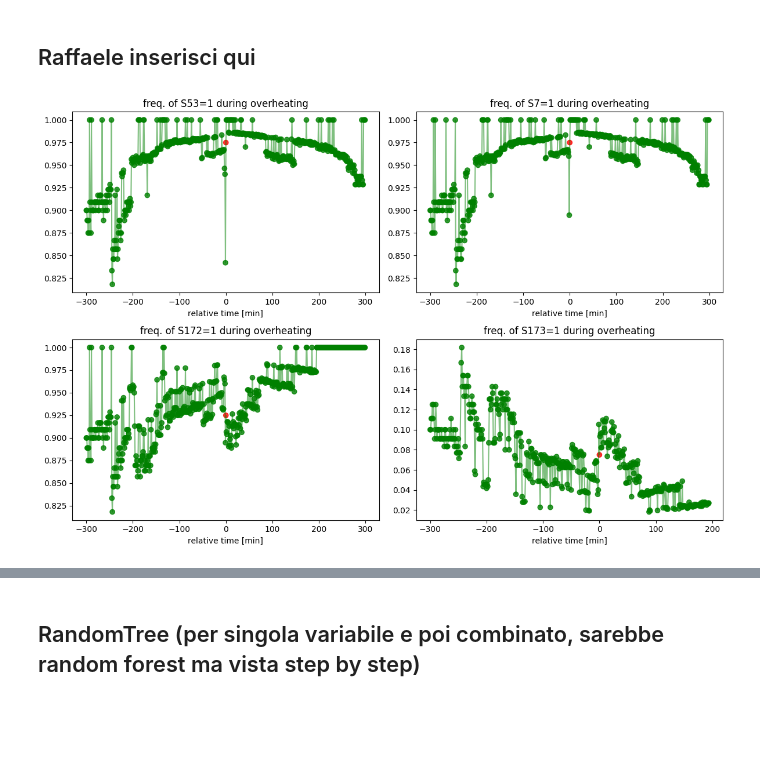
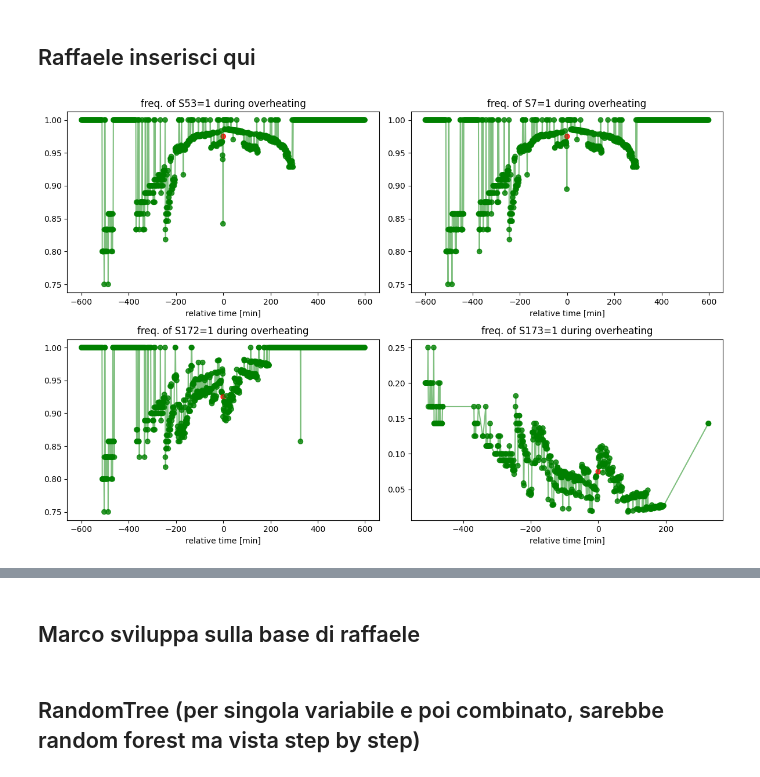
Before and after one commit to RaffaeleSabatini/MAPD2025_proj3, a Jupyter notebook: Group04.ipynb, the cells around one changed output, grey strips where cells are left out. Cells and saved outputs as stored; diff of their text form; code cells hidden in the pictures; blank space fills up the shorter version.

Commit message:
Marco prova a fare cose

```diff
--- a/Group04.ipynb
+++ b/Group04.ipynb
@@ -1077,8 +1077,8 @@ alarm_corr = pd.DataFrame(data)
 %%time
 
 n_sensors = 4
-prev_time = 300*60 # seconds
-post_time = 300*60
+prev_time = 600*60 # seconds
+post_time = 600*60
 
 window = Window.partitionBy('BlockID').orderBy('when')
 
@@ -1128,31 +1128,31 @@ for i in range(n_sensors):
     sensor = top_corr_sensors[i]
     analysis_df = (
         ordered_df \
             .groupBy('relative_time', sensor) \
             .agg(count('*').alias('occurrences')) \
             .join(totalOccurrences_df, on='relative_time', how='left') \
             .withColumn('occurrance_rate', col('occurrences')/col('total_occurrences')) \
             .orderBy('relative_time', sensor) \
             .drop('occurrences', 'total_occurrences') \
             .toPandas()
     )
 
     selected = analysis_df[sensor]==1
 
     rate = analysis_df[selected]['occurrance_rate']
     # rounded_rate = [round(r, 2) for r in rate]
     time = analysis_df[selected]['relative_time'] / 60
     colors = ['red' if t == 0 else 'green' for t in time]
     axes[i//2, i%2].plot(time, rate, color='green', alpha=0.5)
     axes[i//2, i%2].scatter(time, rate, color=colors, alpha=0.8)
     axes[i//2, i%2].set_xlabel('relative time [min]')
     axes[i//2, i%2].set_title(f'freq. of {sensor}=1 during overheating')# - corr. {round(top_corrs[i], 2)}')
 
 plt.tight_layout()
 plt.show()
 
 
 #print(distinct_blocks)
 #plot_df.show(300, truncate=False)
 # %% [output]
-[figure, old version]
+[figure, new version]
@@ -1161,3 +1161,5 @@ Wall time: 35.8 s
+# %% [markdown]
+## Marco sviluppa sulla base di raffaele
 # %% [markdown]
 ## RandomTree (per singola variabile e poi combinato, sarebbe random forest ma vista step by step)
 # %%
```
Also changed, not shown: parts of 2 cells of this notebook.
